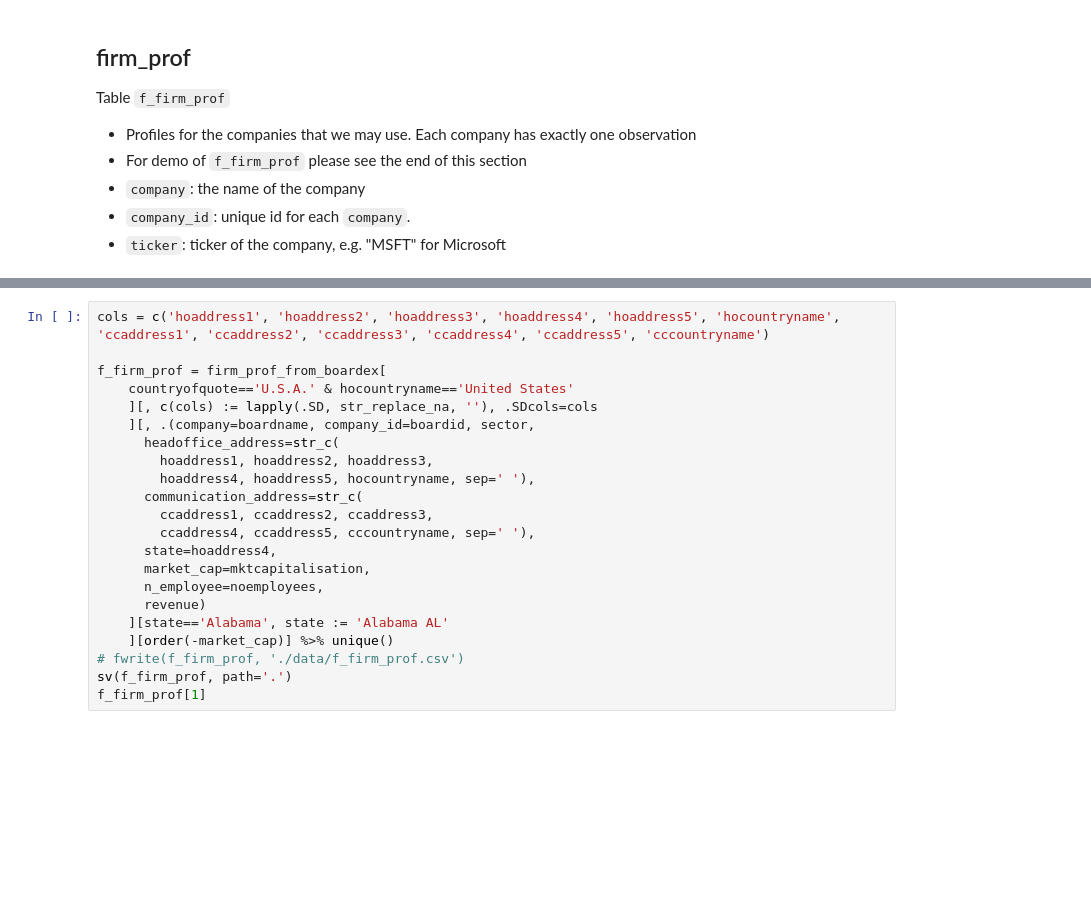
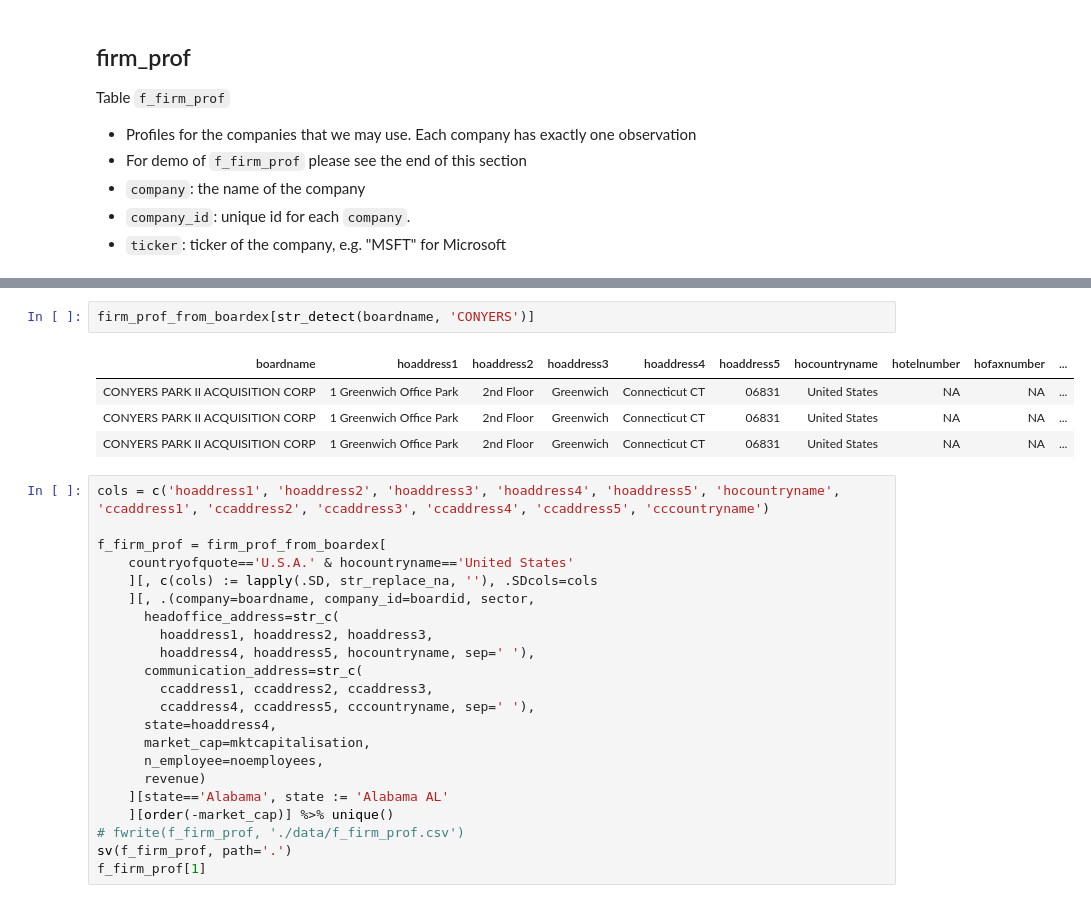
Before and after one commit to YuanyuanTong/CompanyLinks, a Jupyter notebook: data/firm-link.ipynb, the cells around one changed output, grey strips where cells are left out. Cells and saved outputs as stored; diff of their text form; blank space fills up the shorter version.

Commit message:
Update f_firm_prof

```diff
--- a/data/firm-link.ipynb
+++ b/data/firm-link.ipynb
@@ -244,3 +244,10 @@ ld(firm_prof_from_boardex, force=T, path='.')
+# %%
+firm_prof_from_boardex[str_detect(boardname, 'CONYERS')]
+# %% [output]
+| boardname | hoaddress1 | hoaddress2 | hoaddress3 | hoaddress4 | hoaddress5 | hocountryname | hotelnumber | hofaxnumber | ... |
+| CONYERS PARK II ACQUISITION CORP | 1 Greenwich Office Park | 2nd Floor | Greenwich | Connecticut CT | 06831 | United States | NA | NA | ... |
+| CONYERS PARK II ACQUISITION CORP | 1 Greenwich Office Park | 2nd Floor | Greenwich | Connecticut CT | 06831 | United States | NA | NA | ... |
+| CONYERS PARK II ACQUISITION CORP | 1 Greenwich Office Park | 2nd Floor | Greenwich | Connecticut CT | 06831 | United States | NA | NA | ... |
 # %%
 cols = c('hoaddress1', 'hoaddress2', 'hoaddress3', 'hoaddress4', 'hoaddress5', 'hocountryname', 'ccaddress1', 'ccaddress2', 'ccaddress3', 'ccaddress4', 'ccaddress5', 'cccountryname')
 
```
Also changed, not shown: parts of 3 cells of this notebook, 1 other file.
